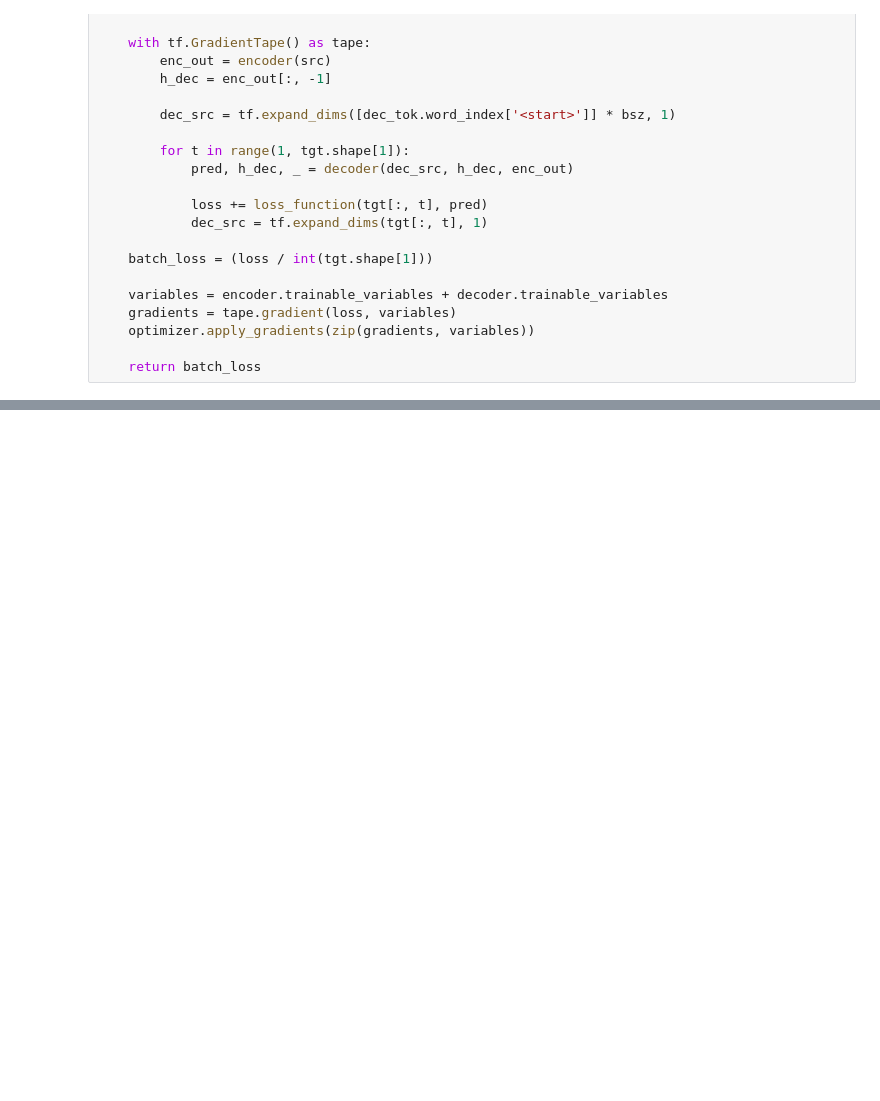
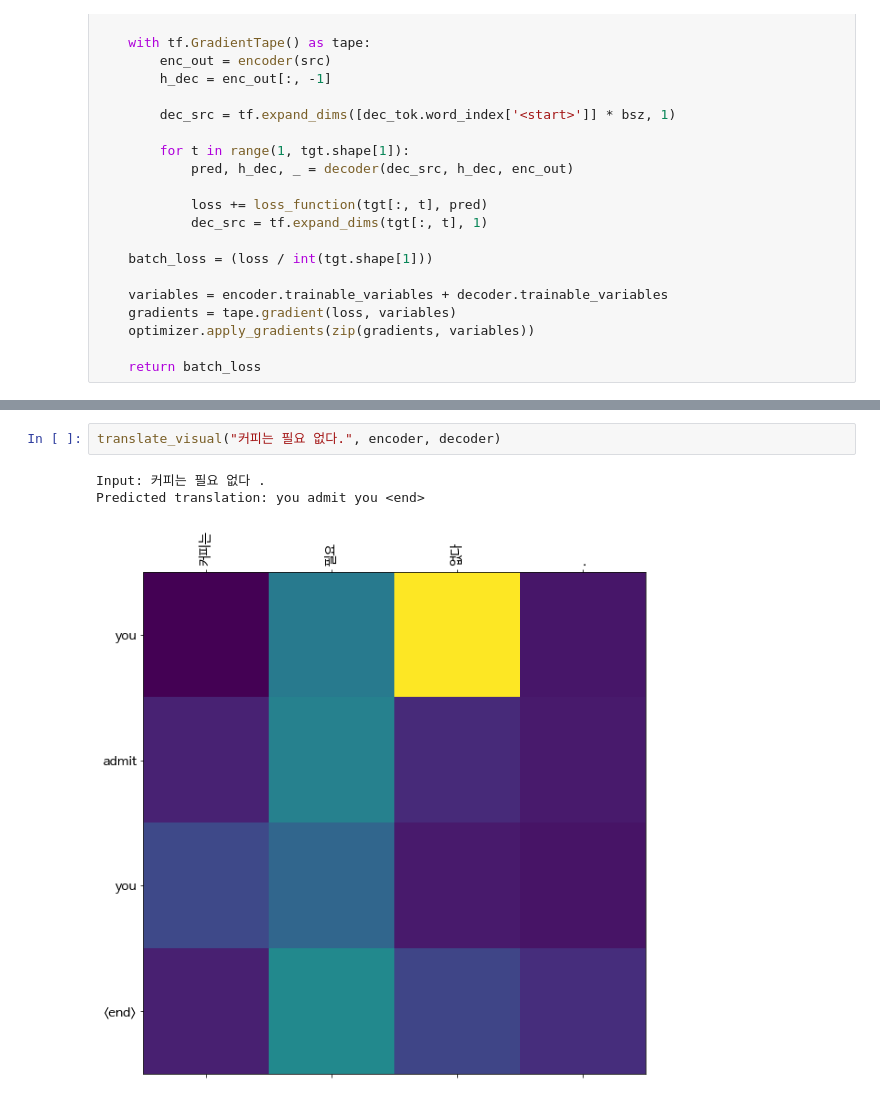
Before and after one commit to OverFlow37/GoingDeeper, a Jupyter notebook: translator.ipynb, the cells around one changed output, grey strips where cells are left out. Cells and saved outputs as stored; diff of their text form; blank space fills up the shorter version.

```diff
--- a/translator.ipynb
+++ b/translator.ipynb
@@ -477,0 +725,6 @@ Predicted translation: take cozy to be sure to tell you ask to tell you ask to t
+# %%
+translate_visual("커피는 필요 없다.", encoder, decoder)
+# %% [output]
+Input: 커피는 필요 없다 .
+Predicted translation: you admit you <end>
+[figure, added]
```
Also changed, not shown: parts of 27 cells of this notebook.
